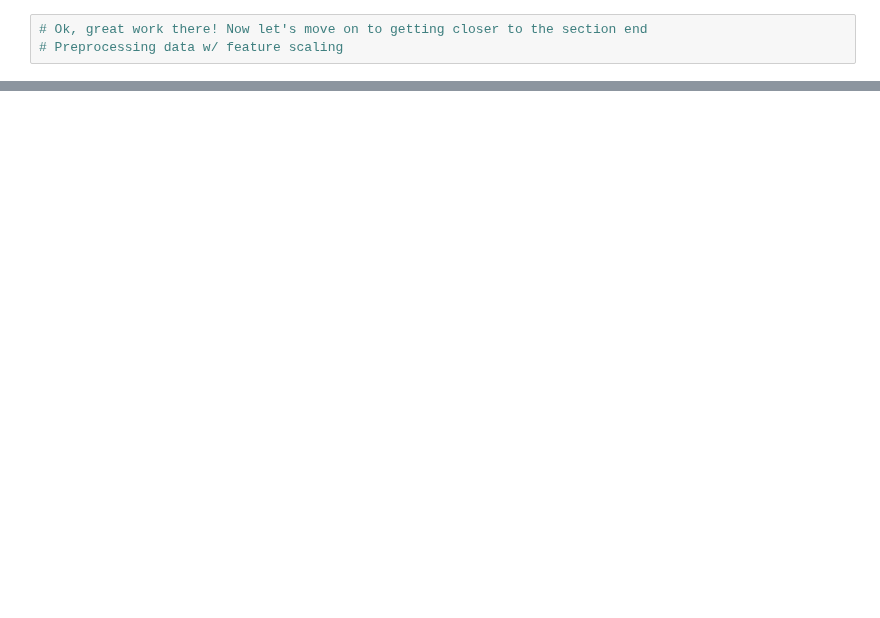
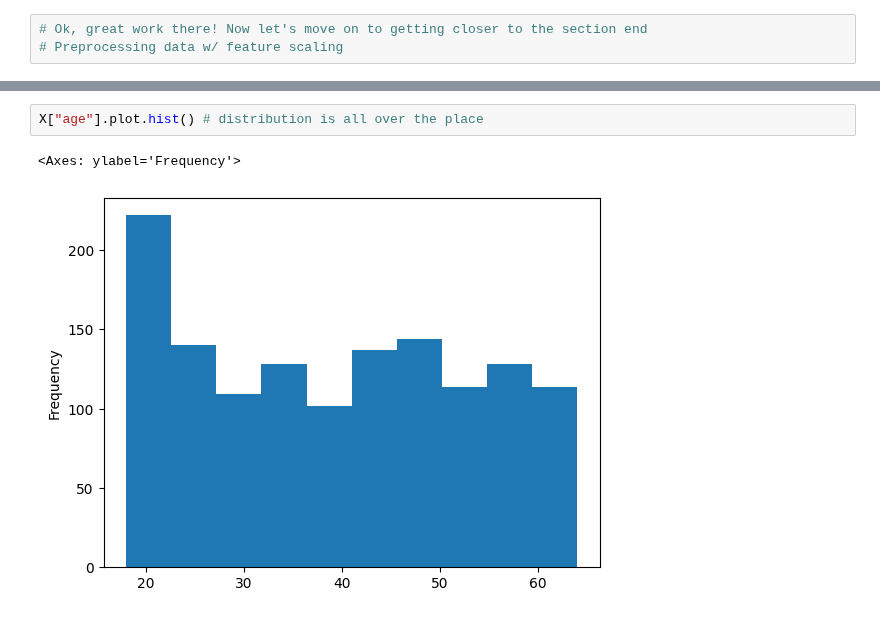
Before and after one commit to BakerSec/tensorflow, a Jupyter notebook: 01_Neural_Network_Regression_with_Tensorflow_A.ipynb, the cells around one changed output, grey strips where cells are left out. Cells and saved outputs as stored; diff of their text form; blank space fills up the shorter version.

```diff
--- a/01_Neural_Network_Regression_with_Tensorflow_A.ipynb
+++ b/01_Neural_Network_Regression_with_Tensorflow_A.ipynb
@@ -993,0 +1016,5 @@ Text(0.5, 0, 'epochs')
+# %%
+X["age"].plot.hist() # distribution is all over the place
+# %% [output]
+<Axes: ylabel='Frequency'>
+[figure, added]
```
Also changed, not shown: parts of 53 cells of this notebook.
